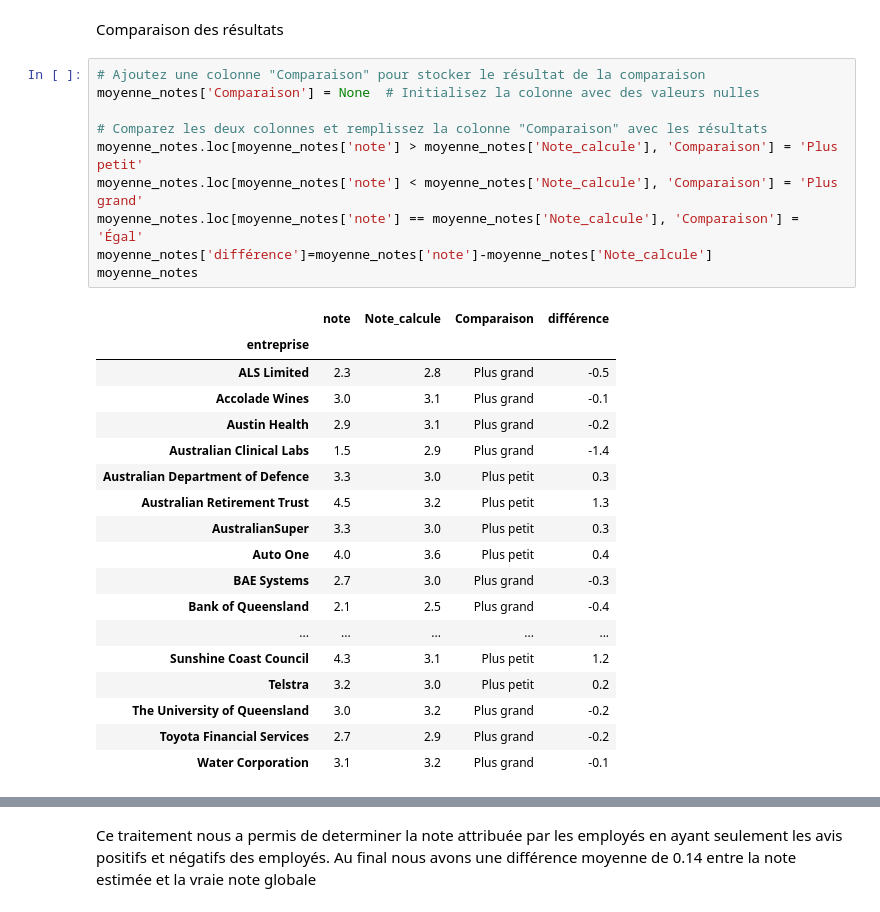
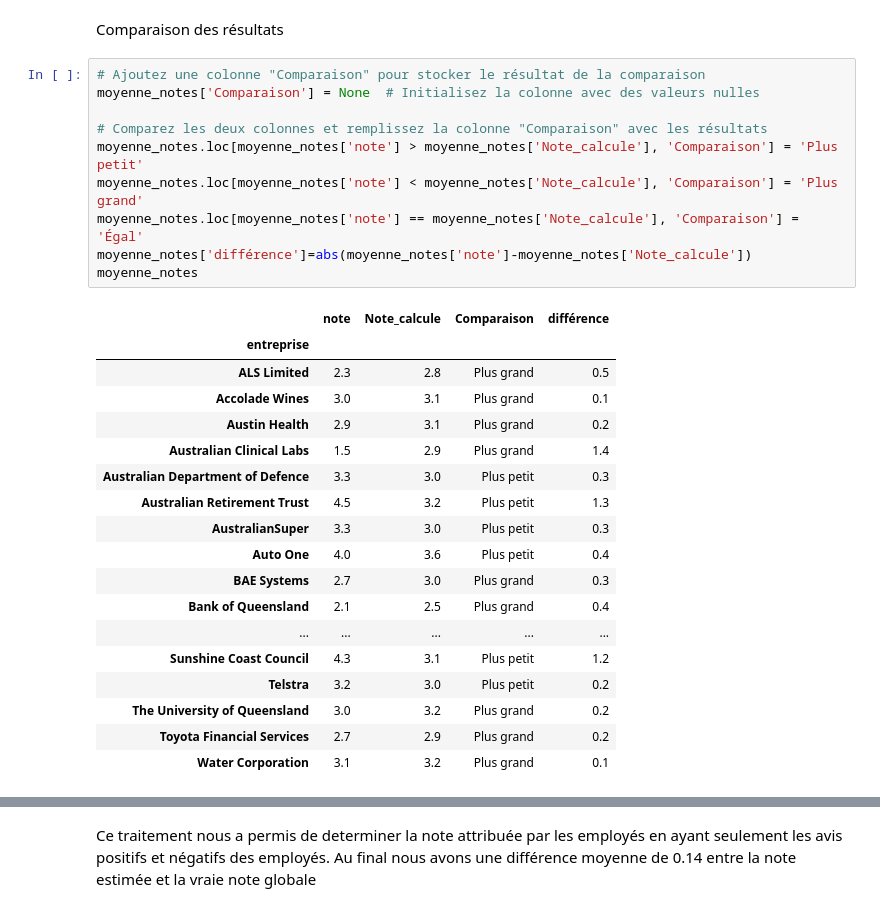
Before and after one commit to fmezirard/TAL, a Jupyter notebook: TraitementReview.ipynb, the cells around one changed output, grey strips where cells are left out. Drawn from its saved outputs; the diff is of its cells as text.

```diff
--- a/TraitementReview.ipynb
+++ b/TraitementReview.ipynb
@@ -312,29 +313,29 @@ Comparaison des résultats
 # %%
 # Ajoutez une colonne "Comparaison" pour stocker le résultat de la comparaison
 moyenne_notes['Comparaison'] = None  # Initialisez la colonne avec des valeurs nulles
 
 # Comparez les deux colonnes et remplissez la colonne "Comparaison" avec les résultats
 moyenne_notes.loc[moyenne_notes['note'] > moyenne_notes['Note_calcule'], 'Comparaison'] = 'Plus petit'
 moyenne_notes.loc[moyenne_notes['note'] < moyenne_notes['Note_calcule'], 'Comparaison'] = 'Plus grand'
 moyenne_notes.loc[moyenne_notes['note'] == moyenne_notes['Note_calcule'], 'Comparaison'] = 'Égal'
-moyenne_notes['différence']=moyenne_notes['note']-moyenne_notes['Note_calcule']
+moyenne_notes['différence']=abs(moyenne_notes['note']-moyenne_notes['Note_calcule'])
 moyenne_notes
 # %% [output]
 |  | note | Note_calcule | Comparaison | différence |
 | entreprise |  |  |  |  |
-| ALS Limited | 2.3 | 2.8 | Plus grand | -0.5 |
-| Accolade Wines | 3.0 | 3.1 | Plus grand | -0.1 |
-| Austin Health | 2.9 | 3.1 | Plus grand | -0.2 |
-| Australian Clinical Labs | 1.5 | 2.9 | Plus grand | -1.4 |
+| ALS Limited | 2.3 | 2.8 | Plus grand | 0.5 |
+| Accolade Wines | 3.0 | 3.1 | Plus grand | 0.1 |
+| Austin Health | 2.9 | 3.1 | Plus grand | 0.2 |
+| Australian Clinical Labs | 1.5 | 2.9 | Plus grand | 1.4 |
 | Australian Department of Defence | 3.3 | 3.0 | Plus petit | 0.3 |
 | Australian Retirement Trust | 4.5 | 3.2 | Plus petit | 1.3 |
 | AustralianSuper | 3.3 | 3.0 | Plus petit | 0.3 |
 | Auto One | 4.0 | 3.6 | Plus petit | 0.4 |
-| BAE Systems | 2.7 | 3.0 | Plus grand | -0.3 |
-| Bank of Queensland | 2.1 | 2.5 | Plus grand | -0.4 |
+| BAE Systems | 2.7 | 3.0 | Plus grand | 0.3 |
+| Bank of Queensland | 2.1 | 2.5 | Plus grand | 0.4 |
 | ... | ... | ... | ... | ... |
 | Sunshine Coast Council | 4.3 | 3.1 | Plus petit | 1.2 |
 | Telstra | 3.2 | 3.0 | Plus petit | 0.2 |
-| The University of Queensland | 3.0 | 3.2 | Plus grand | -0.2 |
-| Toyota Financial Services | 2.7 | 2.9 | Plus grand | -0.2 |
-| Water Corporation | 3.1 | 3.2 | Plus grand | -0.1 |
+| The University of Queensland | 3.0 | 3.2 | Plus grand | 0.2 |
+| Toyota Financial Services | 2.7 | 2.9 | Plus grand | 0.2 |
+| Water Corporation | 3.1 | 3.2 | Plus grand | 0.1 |
```
Also changed, not shown: parts of 8 cells of this notebook, 1 other file.
